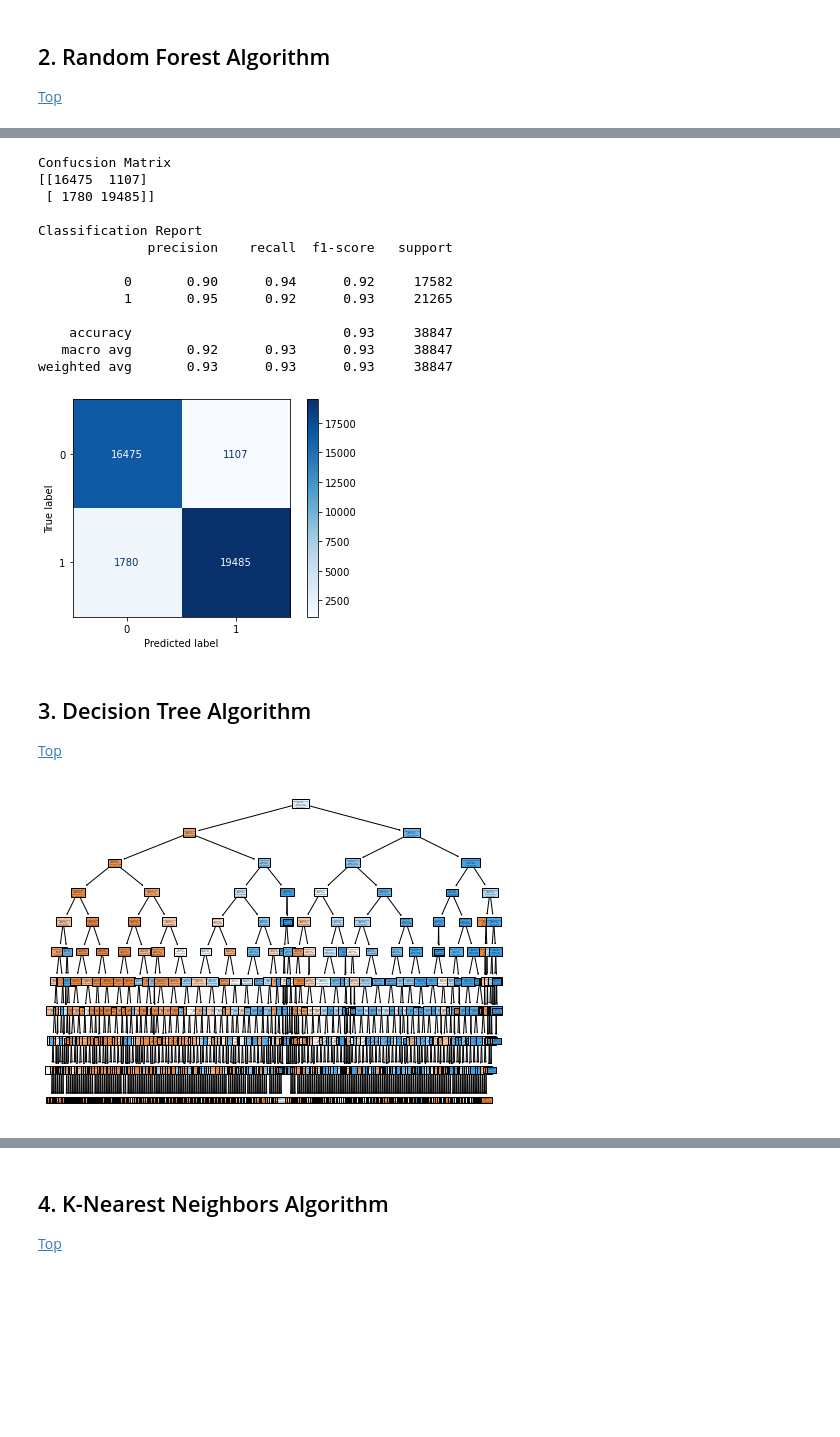
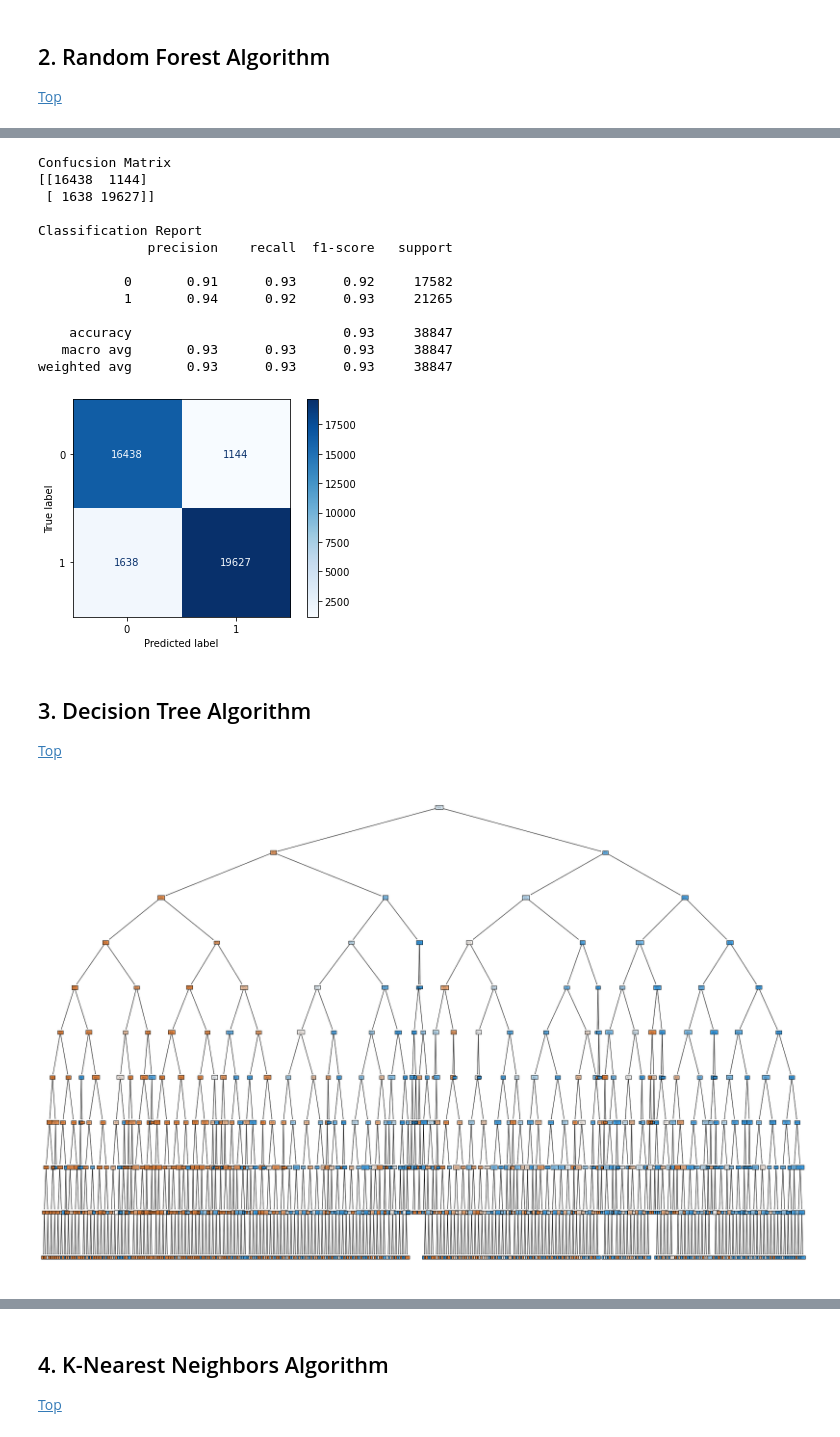
Before and after one commit to OmarKimo/Passengers-Satisfaction-Data-Analysis, a Jupyter notebook: Big Data Project.ipynb, the cells around one changed output, grey strips where cells are left out. Cells and saved outputs as stored; diff of their text form; code cells hidden in the pictures; blank space fills up the shorter version.

```diff
--- a/Big Data Project.ipynb
+++ b/Big Data Project.ipynb
@@ -138,10 +166,10 @@ df.head()
 5 rows × 24 columns
 # %%
 # dropping cols
-columns = ['FD', 'OB', 'EOOB','OS', 'BH', 'DDIM','id']
+##columns = ['FD', 'OB', 'EOOB','OS', 'BH', 'DDIM','id']
+columns = ['Gender', 'Type of Travel', 'Class','Flight Distance', 'Departure/Arrival time convenient',
+           'Gate location', 'Departure Delay in Minutes','id', 'Arrival Delay in Minutes']
 df.drop(columns, inplace = True, axis=1)
-
-### issue to be solved please rename the labels
 # %%
 df.shape
 # %% [output]
@@ -169,7 +197,9 @@ Number of False cases: 58605 (45.26%)
 # %% [markdown]
 ## renaming the data
 # %%
-df.rename(columns={'Customer Type':'Customer_Type','Type of Travel':'Type_of_Travel',
+df.rename(columns={"Food and drink":'FD',"Online boarding":'OB',
+                   'Ease of Online booking':'EOOB','Online support':'OS', 'Baggage handling':'BH',
+                   'Customer Type':'Customer_Type','Type of Travel':'Type_of_Travel',
                    'Flight Distance':'Flight_Distance','Seat comfort':'Seat_comfort',
                   'Departure/Arrival time convenient':'Arival_time','Gate location':'Gate_location',
                   'Inflight wifi service':'Inflight_wifi_service',
@@ -211,16 +239,20 @@ df.head()
 # %% [markdown]
 ## Prepare data for building classification model (except Naive Bayes)
 # %%
-
 #from sklearn.cross_validation import train_test_split ## Omar: it's deprecated
-from sklearn.model_selection import train_test_split
-import sklearn.metrics as metrics
-
+'''
 feature_col_names = ['Gender', 'Customer_Type', 'Age', 'Type_of_Travel',
                      'Class', 'Flight_Distance', 'Seat_comfort',
                      'Arival_time','Gate_location','Inflight_wifi_service',
                     'Inflight_entertainment','On_board_service','Leg_room_service',
                     'Checkin_service','Cleanliness','Arrival_Delay_in_Minutes']
+'''
+
+feature_col_names = ['Customer_Type', 'Age', 'BH',
+                     'FD', 'Seat_comfort', 'Leg_room_service',
+                     'OB','OS','Inflight_wifi_service',
+                    'Inflight_entertainment','On_board_service',
+                    'Checkin_service','Cleanliness','EOOB']
 predicted_class_names = ['satisfaction_v2']
 
 
@@ -431,17 +455,17 @@ print("Classification Report")
 print(metrics.classification_report(y_test, rf_predict_test))
 # %% [output]
 Confucsion Matrix
-[[16475  1107]
- [ 1780 19485]]
+[[16438  1144]
+ [ 1638 19627]]
 
 Classification Report
               precision    recall  f1-score   support
 
-           0       0.90      0.94      0.92     17582
-           1       0.95      0.92      0.93     21265
+           0       0.91      0.93      0.92     17582
+           1       0.94      0.92      0.93     21265
 
     accuracy                           0.93     38847
-   macro avg       0.92      0.93      0.93     38847
+   macro avg       0.93      0.93      0.93     38847
 weighted avg       0.93      0.93      0.93     38847
 [figure]
 # %% [markdown]
@@ -457,11 +480,10 @@ dt_model.fit(x_train, y_train.ravel());
 models.append(dt_model)
 names.append("DT")
 # %%
-from sklearn.tree import plot_tree, export_text  # both are new in 0.21
-plt.figure(figsize=(8, 6))
-plot_tree(dt_model, feature_names=feature_col_names, class_names=['Not Satisfied', 'Satisfied'], filled=True);
+plt.figure(figsize=(30, 20))
+plot_tree(dt_model, feature_names=feature_col_names, class_names=['dissatisfied', 'Satisfied'], filled=True);
 # %% [output]
-[figure, old version]
+[figure, new version]
 # %%
 print(export_text(dt_model, feature_names=feature_col_names, show_weights=True))
 # %% [output]
```
Also changed, not shown: parts of 42 cells of this notebook.
